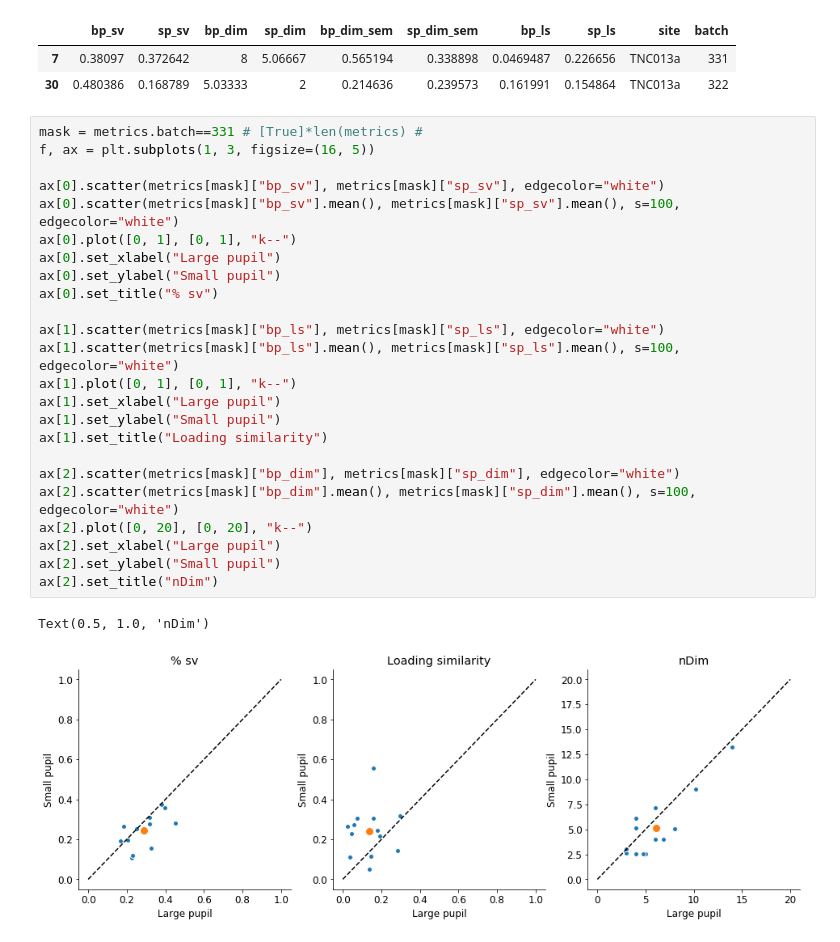
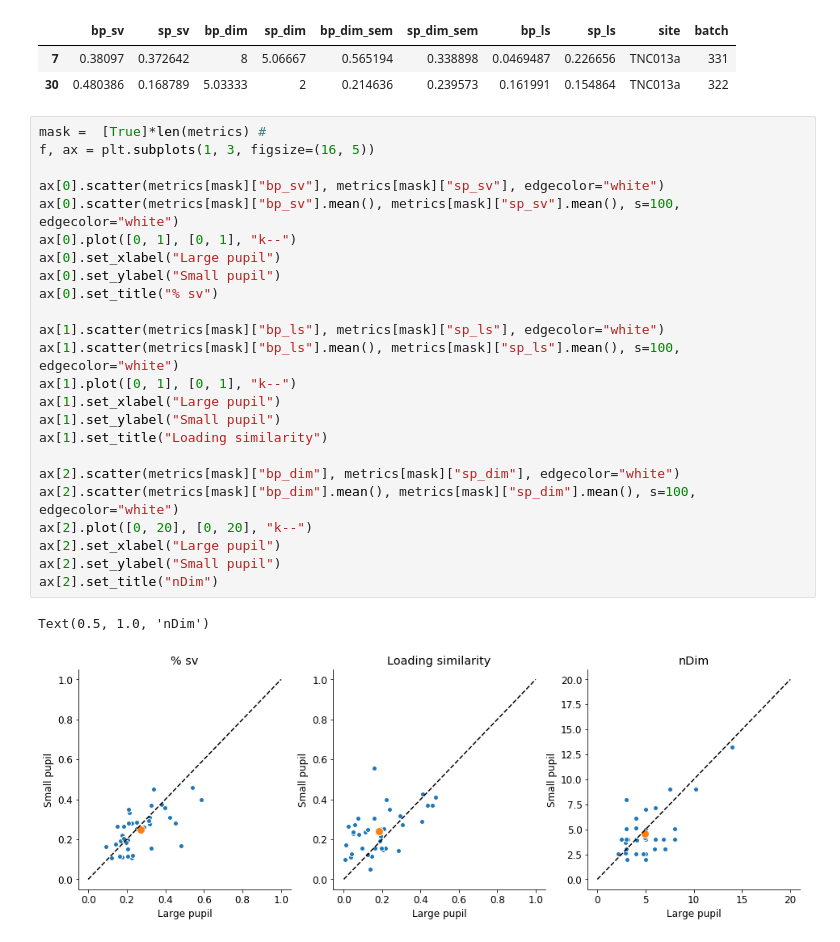
Before and after one commit to crheller/nat_pup_ms, a Jupyter notebook: FA/summary.ipynb, the cells around one changed output. Cells and saved outputs as stored; diff of their text form.

```diff
--- a/FA/summary.ipynb
+++ b/FA/summary.ipynb
@@ -31,29 +31,29 @@ metrics[metrics.site=="TNC013a"]
 | 7 | 0.38097 | 0.372642 | 8 | 5.06667 | 0.565194 | 0.338898 | 0.0469487 | 0.226656 | TNC013a | 331 |
 | 30 | 0.480386 | 0.168789 | 5.03333 | 2 | 0.214636 | 0.239573 | 0.161991 | 0.154864 | TNC013a | 322 |
 # %%
-mask = metrics.batch==331 # [True]*len(metrics) #
+mask =  [True]*len(metrics) #
 f, ax = plt.subplots(1, 3, figsize=(16, 5))
 
 ax[0].scatter(metrics[mask]["bp_sv"], metrics[mask]["sp_sv"], edgecolor="white")
 ax[0].scatter(metrics[mask]["bp_sv"].mean(), metrics[mask]["sp_sv"].mean(), s=100, edgecolor="white")
 ax[0].plot([0, 1], [0, 1], "k--")
 ax[0].set_xlabel("Large pupil")
 ax[0].set_ylabel("Small pupil")
 ax[0].set_title("% sv")
 
 ax[1].scatter(metrics[mask]["bp_ls"], metrics[mask]["sp_ls"], edgecolor="white")
 ax[1].scatter(metrics[mask]["bp_ls"].mean(), metrics[mask]["sp_ls"].mean(), s=100, edgecolor="white")
 ax[1].plot([0, 1], [0, 1], "k--")
 ax[1].set_xlabel("Large pupil")
 ax[1].set_ylabel("Small pupil")
 ax[1].set_title("Loading similarity")
 
 ax[2].scatter(metrics[mask]["bp_dim"], metrics[mask]["sp_dim"], edgecolor="white")
 ax[2].scatter(metrics[mask]["bp_dim"].mean(), metrics[mask]["sp_dim"].mean(), s=100, edgecolor="white")
 ax[2].plot([0, 20], [0, 20], "k--")
 ax[2].set_xlabel("Large pupil")
 ax[2].set_ylabel("Small pupil")
 ax[2].set_title("nDim")
 # %% [output]
 Text(0.5, 1.0, 'nDim')
-[figure, old version]
+[figure, new version]
```
Also changed, not shown: parts of 16 cells of this notebook, 4 other files.
